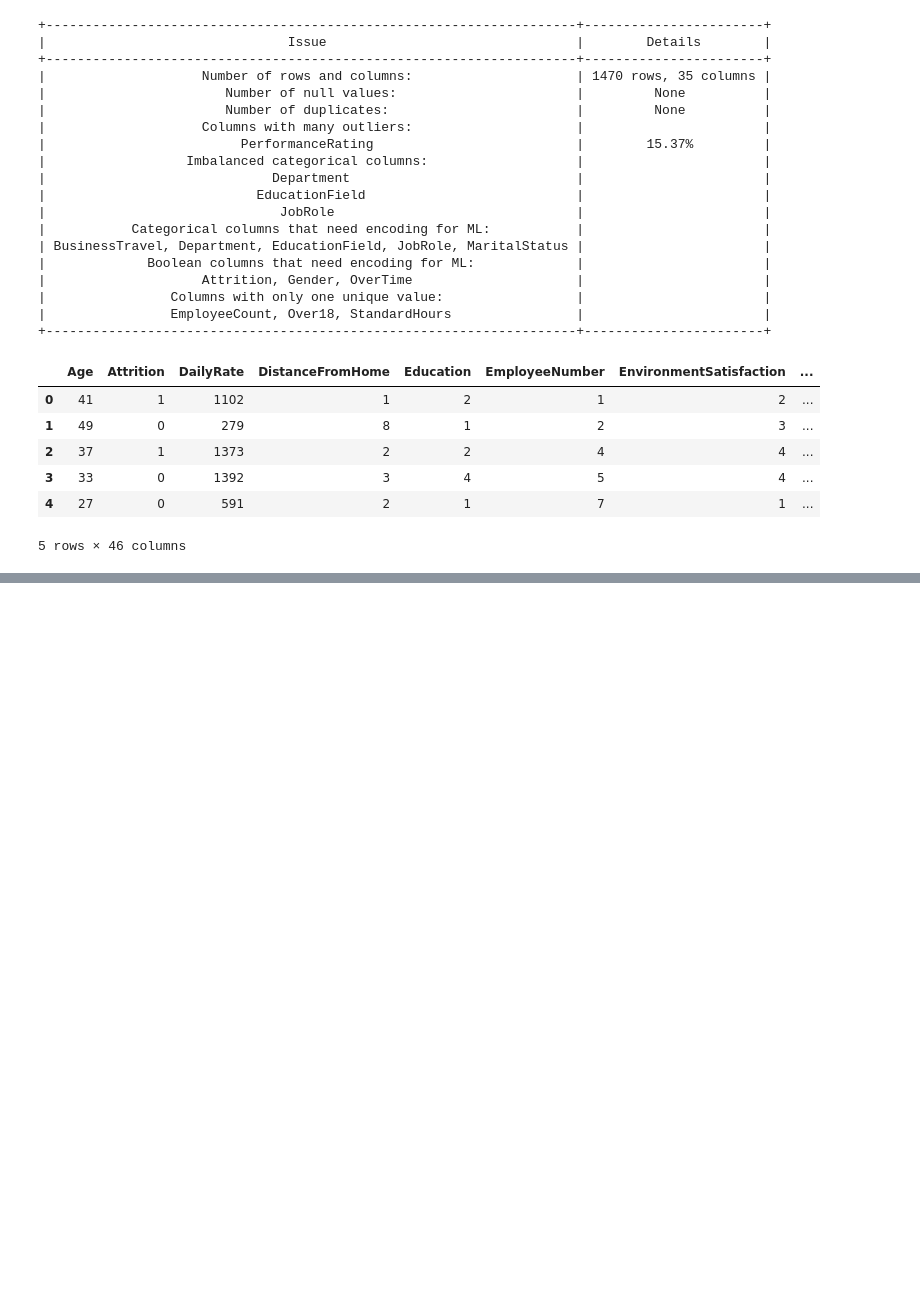
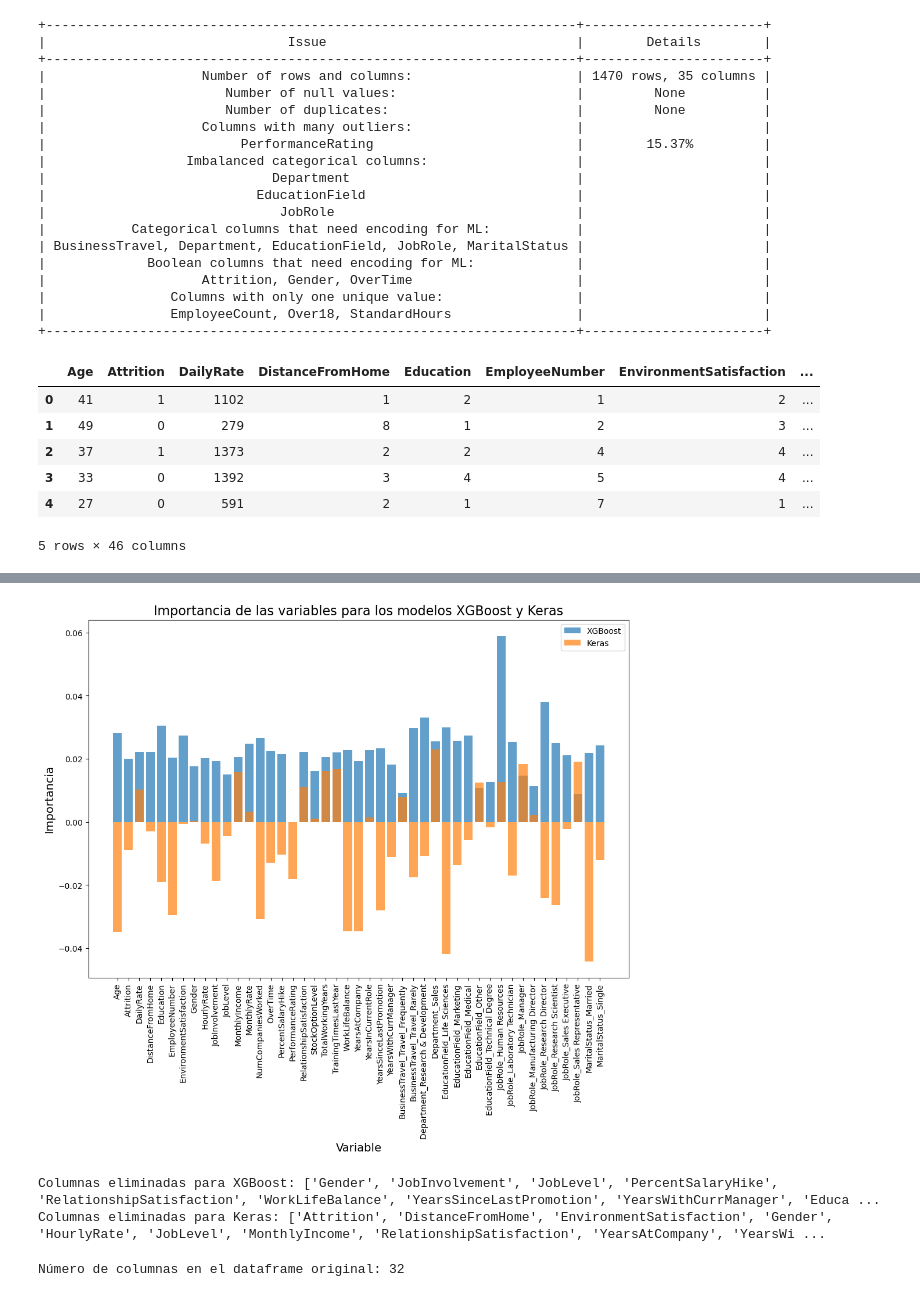
Before and after one commit to davidcamilo0710/Coink, a Jupyter notebook: notebooks/job_satisfaction.ipynb, the cells around one changed output, grey strips where cells are left out. Drawn from its saved outputs; the diff is of its cells as text; code cells hidden in the pictures; blank space fills up the shorter version.

```diff
--- a/notebooks/job_satisfaction.ipynb
+++ b/notebooks/job_satisfaction.ipynb
@@ -489 +486,72 @@ print(tabulate(results, headers=headers, tablefmt="pretty"))
 +---------------------------+-----------------------+----------------------+
+# %%
+# Obtener importancia de las variables del modelo XGBoost
+xgb_importances = clf_xgb.feature_importances_
+
+# Obtener importancia de las variables del modelo Keras
+keras_importances = model.layers[0].get_weights()[0].mean(axis=1)
+
+# Crear un DataFrame con las importancias
+importances = pd.DataFrame({
+    'Variable': df_bandera.drop(columns=['JobSatisfaction']).columns,
+    'XGBoost': xgb_importances,
+    'Keras': keras_importances
+})
+
+# Establecer la variable como índice
+importances.set_index('Variable', inplace=True)
+
+# Crear una figura y definir su tamaño
+fig, ax = plt.subplots(figsize=(12, 8))
+
+# Crear las barras de las importancias de cada modelo
+ax.bar(importances.index, importances['XGBoost'], color='#1f77b4', alpha=0.7, label='XGBoost')
+ax.bar(importances.index, importances['Keras'], color='#ff7f0e', alpha=0.7, label='Keras')
+
+# Establecer el título y etiquetas de los ejes
+ax.set_title('Importancia de las variables para los modelos XGBoost y Keras', fontsize=16)
+ax.set_xlabel('Variable', fontsize=14)
+ax.set_ylabel('Importancia', fontsize=14)
+
+# Rotar los nombres de las variables en el eje x
+plt.xticks(rotation=90)
+
+# Agregar leyenda
+ax.legend()
+
+# Mostrar la gráfica
+plt.show()
+# %% [output]
+[figure, added]
+# %%
+import pandas as pd
+
+# Crear una lista de columnas a eliminar basado en las importancias de XGBoost
+xgb_importances = clf_xgb.feature_importances_
+xgb_threshold = 0.02
+
+xgb_drop_cols = [col for col, imp in zip(df_bandera.columns, xgb_importances) if abs(imp) < abs(xgb_threshold)]
+
+# Crear una lista de columnas a eliminar basado en las importancias de Keras
+keras_importances = model.layers[0].get_weights()[0].mean(axis=1)
+keras_threshold = 0.01
+
+keras_drop_cols = [col for col, imp in zip(df_bandera.columns, keras_importances) if abs(imp) < abs(keras_threshold)]
+
+# Crear un nuevo dataframe para XGBoost
+df_xgb = df_bandera.drop(xgb_drop_cols, axis=1)
+
+# Crear un nuevo dataframe para Keras
+df_keras = df_bandera.drop(keras_drop_cols, axis=1)
+
+# Opcionalmente, imprimir las columnas eliminadas para cada dataframe
+print("Columnas eliminadas para XGBoost:", xgb_drop_cols)
+print("Columnas eliminadas para Keras:", keras_drop_cols)
+# %% [output]
+Columnas eliminadas para XGBoost: ['Gender', 'JobInvolvement', 'JobLevel', 'PercentSalaryHike', 'RelationshipSatisfaction', 'WorkLifeBalance', 'YearsSinceLastPromotion', 'YearsWithCurrManager', 'Educa ...
+Columnas eliminadas para Keras: ['Attrition', 'DistanceFromHome', 'EnvironmentSatisfaction', 'Gender', 'HourlyRate', 'JobLevel', 'MonthlyIncome', 'RelationshipSatisfaction', 'YearsAtCompany', 'YearsWi ...
+# %%
+print("Número de columnas en el dataframe Keras: {}".format(df_keras.shape[1]))
+print("Número de columnas en el dataframe XGBoost: {}".format(df_keras.shape[1])  )
+# %% [output]
+Número de columnas en el dataframe original: 32
```
Also changed, not shown: parts of 4 cells of this notebook.
